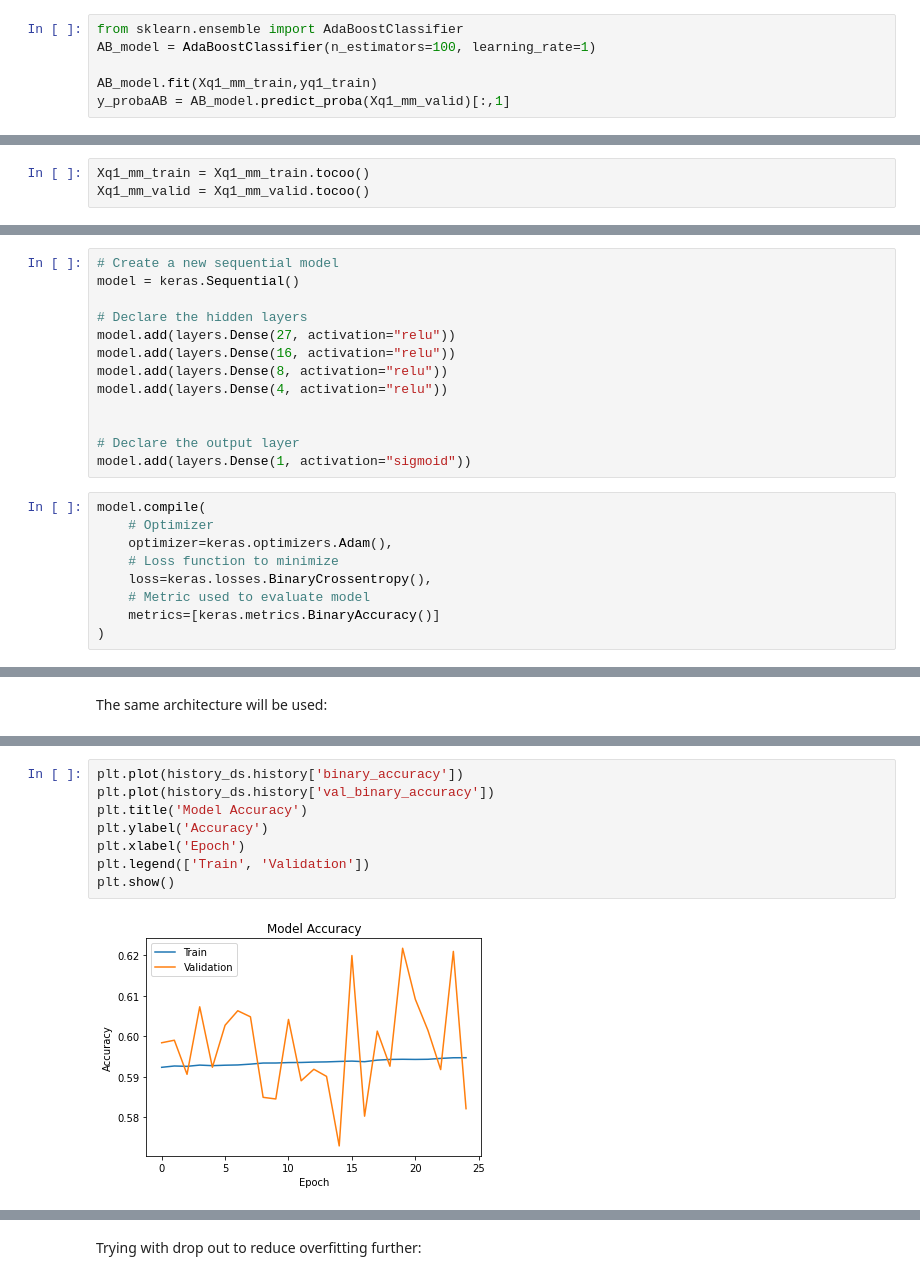
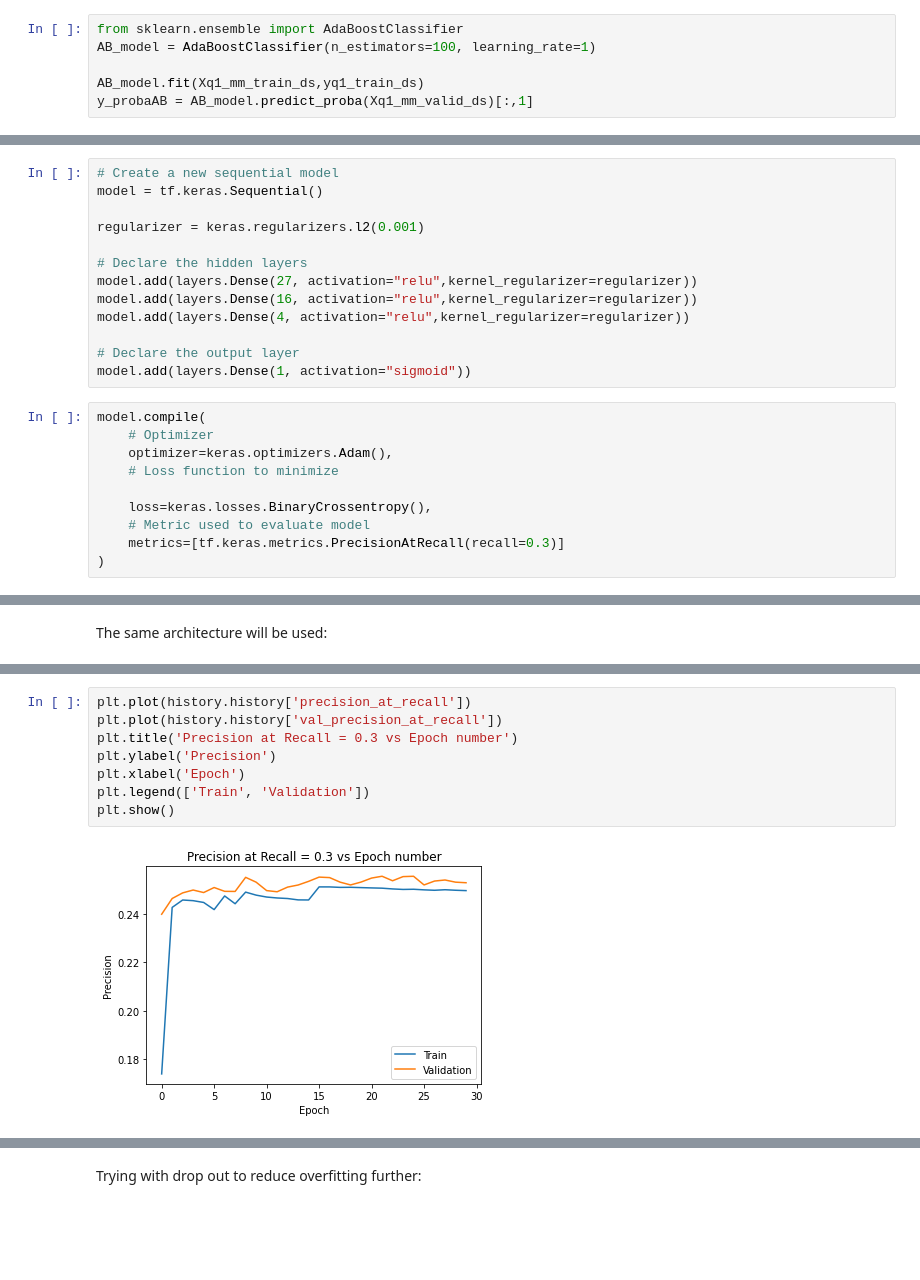
Before and after one commit to rts1988/Duolingo_spaced_repetition, a Jupyter notebook: 10_Duolingo_q1lpipe4_MLsplitting_modeling.ipynb, the cells around one changed output, grey strips where cells are left out. Drawn from its saved outputs; the diff is of its cells as text; blank space fills up the shorter version.

Commit message:
added to q2 test with PRC graph and comparison.

```diff
--- a/10_Duolingo_q1lpipe4_MLsplitting_modeling.ipynb
+++ b/10_Duolingo_q1lpipe4_MLsplitting_modeling.ipynb
@@ -347,6 +543,6 @@ XGBfeature_importances.to_csv(path_name+"XGB_feature_importances_q1_1.csv")
 from sklearn.ensemble import AdaBoostClassifier
 AB_model = AdaBoostClassifier(n_estimators=100, learning_rate=1)
 
-AB_model.fit(Xq1_mm_train,yq1_train)
-y_probaAB = AB_model.predict_proba(Xq1_mm_valid)[:,1]
+AB_model.fit(Xq1_mm_train_ds,yq1_train_ds)
+y_probaAB = AB_model.predict_proba(Xq1_mm_valid_ds)[:,1]
 # %%
@@ -420,6 +631,3 @@ from tensorflow import keras
 from tensorflow.keras import layers
 # %% [markdown]
 Converting Xq1_mm_train, and Xq1_mm_valid to sparse tensorflow tensor
-# %%
-Xq1_mm_train = Xq1_mm_train.tocoo()
-Xq1_mm_valid = Xq1_mm_valid.tocoo()
@@ -449,14 +636,14 @@ yq1_train_np = np.array(yq1_train)
 yq1_valid_np = np.array(yq1_valid)
 # %%
 # Create a new sequential model
-model = keras.Sequential()
+model = tf.keras.Sequential()
+
+regularizer = keras.regularizers.l2(0.001)
 
 # Declare the hidden layers
-model.add(layers.Dense(27, activation="relu"))
-model.add(layers.Dense(16, activation="relu"))
-model.add(layers.Dense(8, activation="relu"))
-model.add(layers.Dense(4, activation="relu"))
-
+model.add(layers.Dense(27, activation="relu",kernel_regularizer=regularizer))
+model.add(layers.Dense(16, activation="relu",kernel_regularizer=regularizer))
+model.add(layers.Dense(4, activation="relu",kernel_regularizer=regularizer))
 
 # Declare the output layer
 model.add(layers.Dense(1, activation="sigmoid"))
@@ -465,9 +652,10 @@ model.compile(
     # Optimizer
     optimizer=keras.optimizers.Adam(),
     # Loss function to minimize
+
     loss=keras.losses.BinaryCrossentropy(),
     # Metric used to evaluate model
-    metrics=[keras.metrics.BinaryAccuracy()]
+    metrics=[tf.keras.metrics.PrecisionAtRecall(recall=0.3)]
 )
 # %%
 history = model.fit(np.array(Xq1_mm_train), yq1_train_np, epochs=30, verbose=1, batch_size=40000,validation_data = (Xq1_mm_valid,yq1_valid_np))
@@ -579,10 +771,10 @@ Epoch 25/25
 # %%
-plt.plot(history_ds.history['binary_accuracy'])
-plt.plot(history_ds.history['val_binary_accuracy'])
-plt.title('Model Accuracy')
-plt.ylabel('Accuracy')
+plt.plot(history.history['precision_at_recall'])
+plt.plot(history.history['val_precision_at_recall'])
+plt.title('Precision at Recall = 0.3 vs Epoch number')
+plt.ylabel('Precision')
 plt.xlabel('Epoch')
 plt.legend(['Train', 'Validation'])
 plt.show()
 # %% [output]
-[figure, old version]
+[figure, new version]
```
Also changed, not shown: parts of 82 cells of this notebook.
